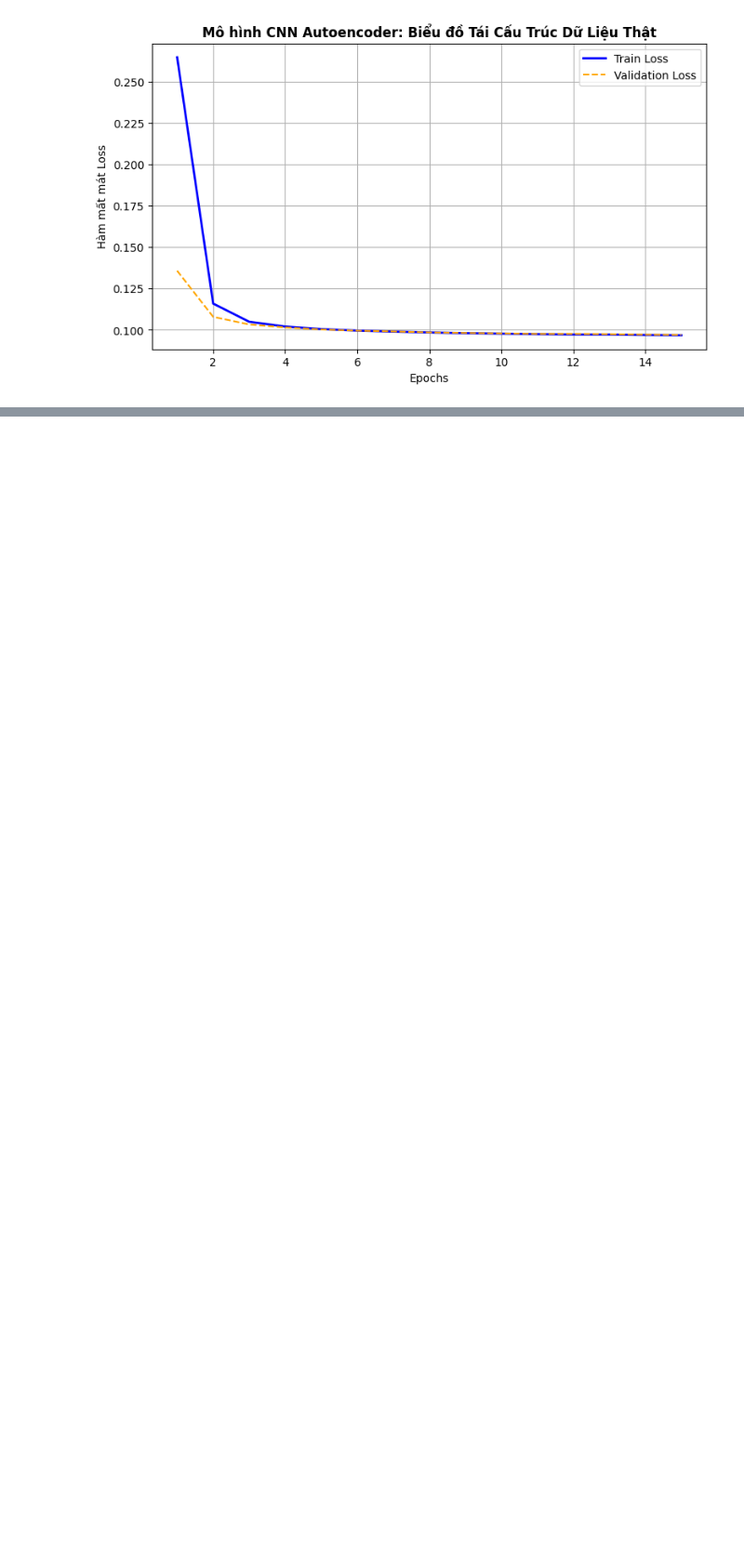
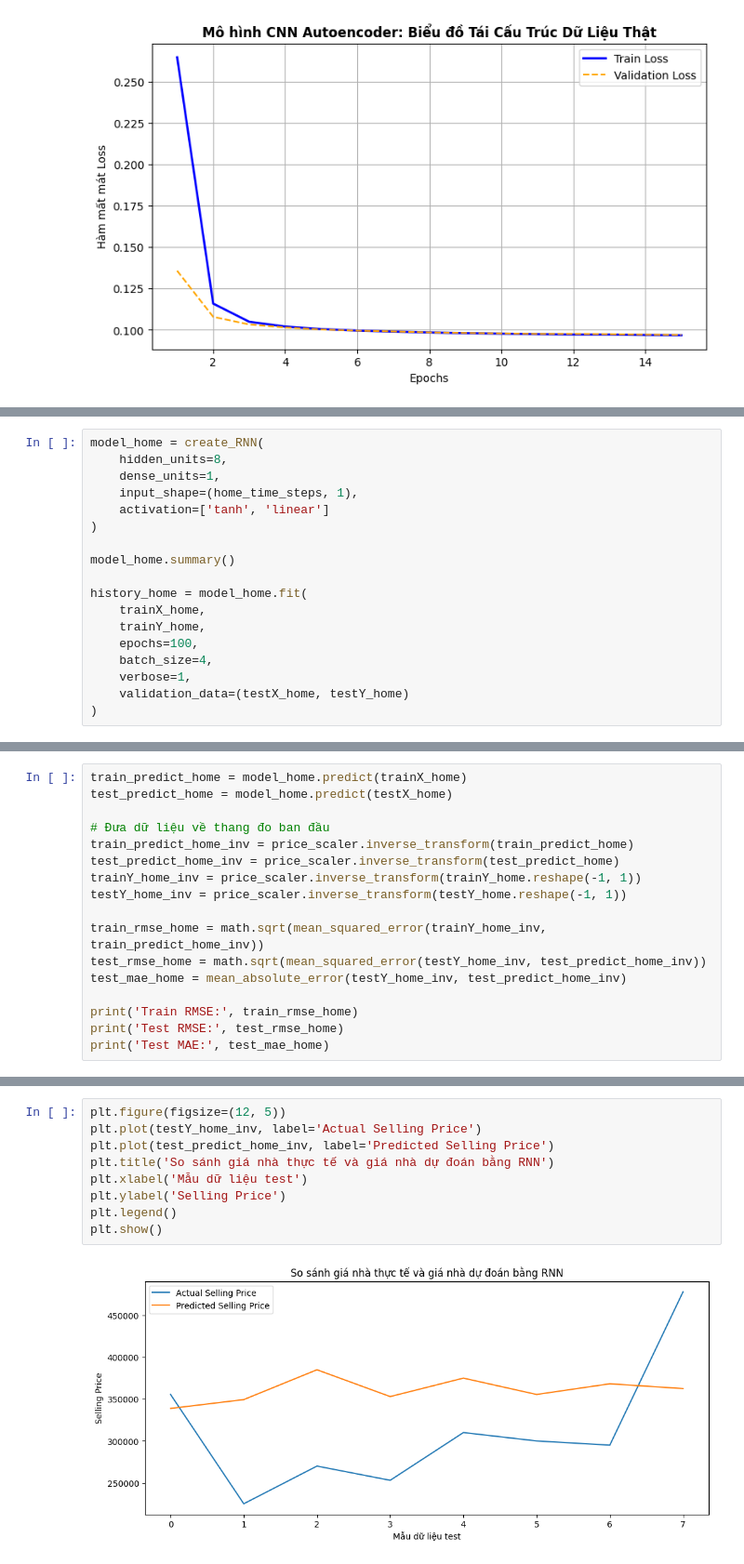
Before and after one commit to lcorn132/TH_DeepLearning, a Jupyter notebook: Tuan4.ipynb, the cells around one changed output, grey strips where cells are left out. Shown at 93% size. Cells and saved outputs as stored; diff of their text form; blank space fills up the shorter version.

```diff
--- a/Tuan4.ipynb
+++ b/Tuan4.ipynb
@@ -536,0 +1141,18 @@ plt.show()
+# %%
+model_home = create_RNN(
+    hidden_units=8,
+    dense_units=1,
+    input_shape=(home_time_steps, 1),
+    activation=['tanh', 'linear']
+)
+
+model_home.summary()
+
+history_home = model_home.fit(
+    trainX_home,
+    trainY_home,
+    epochs=100,
+    batch_size=4,
+    verbose=1,
+    validation_data=(testX_home, testY_home)
+)
@@ -536,0 +1192,17 @@ plt.show()
+# %%
+train_predict_home = model_home.predict(trainX_home)
+test_predict_home = model_home.predict(testX_home)
+
+# Đưa dữ liệu về thang đo ban đầu
+train_predict_home_inv = price_scaler.inverse_transform(train_predict_home)
+test_predict_home_inv = price_scaler.inverse_transform(test_predict_home)
+trainY_home_inv = price_scaler.inverse_transform(trainY_home.reshape(-1, 1))
+testY_home_inv = price_scaler.inverse_transform(testY_home.reshape(-1, 1))
+
+train_rmse_home = math.sqrt(mean_squared_error(trainY_home_inv, train_predict_home_inv))
+test_rmse_home = math.sqrt(mean_squared_error(testY_home_inv, test_predict_home_inv))
+test_mae_home = mean_absolute_error(testY_home_inv, test_predict_home_inv)
+
+print('Train RMSE:', train_rmse_home)
+print('Test RMSE:', test_rmse_home)
+print('Test MAE:', test_mae_home)
@@ -536,0 +1220,11 @@ plt.show()
+# %%
+plt.figure(figsize=(12, 5))
+plt.plot(testY_home_inv, label='Actual Selling Price')
+plt.plot(test_predict_home_inv, label='Predicted Selling Price')
+plt.title('So sánh giá nhà thực tế và giá nhà dự đoán bằng RNN')
+plt.xlabel('Mẫu dữ liệu test')
+plt.ylabel('Selling Price')
+plt.legend()
+plt.show()
+# %% [output]
+[figure, added]
```
Also changed, not shown: parts of 79 cells of this notebook.
